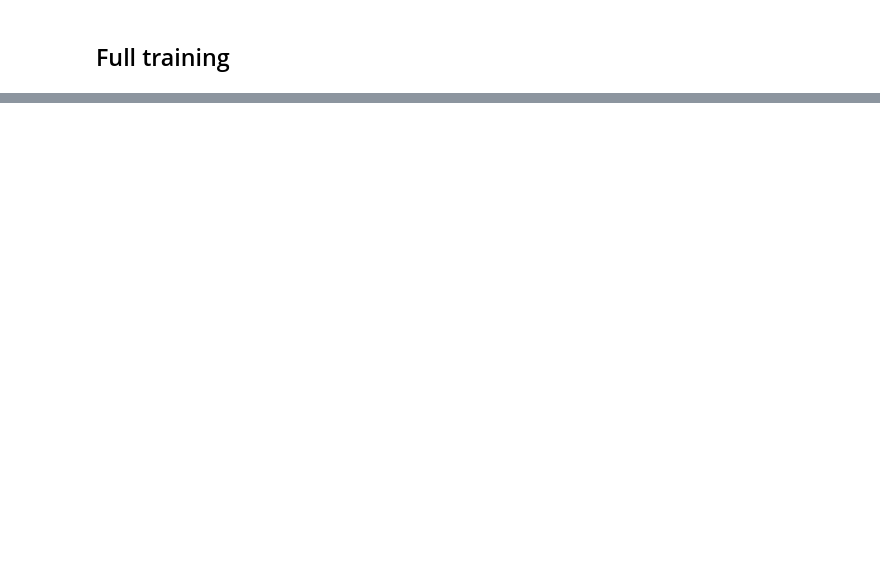
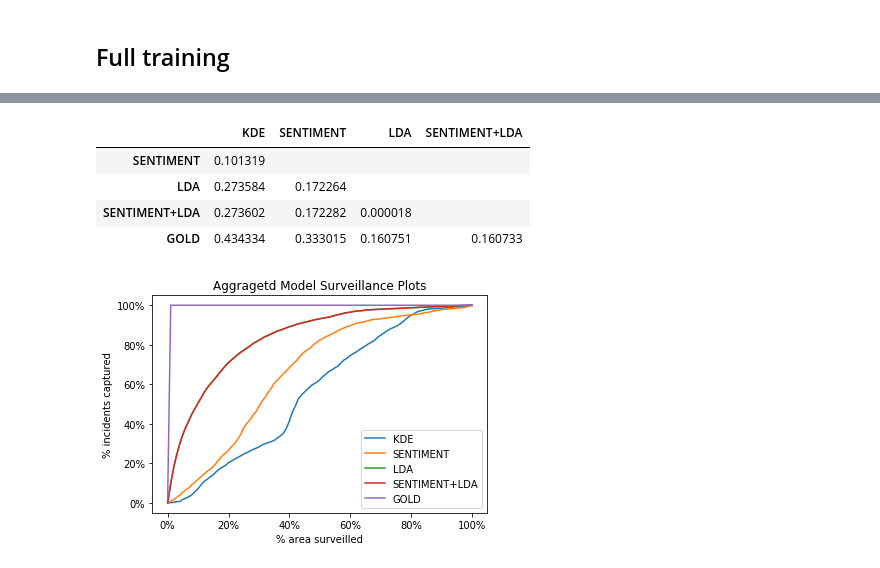
Before and after one commit to kstrauch94/Crime-Prediction-with-Tweets, a Jupyter notebook: Pipeline.ipynb, the cells around one changed output, grey strips where cells are left out. Saved outputs shown, nothing was run; the diff lists cells and outputs as text; code cells hidden in the pictures; blank space fills up the shorter version.

```diff
--- a/Pipeline.ipynb
+++ b/Pipeline.ipynb
@@ -259,3 +262,10 @@ if True:
 # %%
-plot_surveillance_data(agg_surveillance_data, all_threat_datasets.keys[0]())
-calc_AUCs(agg_surveillance_data, all_threat_datasets[0].keys())
+plot_surveillance_data(agg_surveillance_data, all_threat_datasets[0][1].keys())
+calc_AUCs(agg_surveillance_data, all_threat_datasets[0][1].keys())
+# %% [output]
+|  | KDE | SENTIMENT | LDA | SENTIMENT+LDA |
+| SENTIMENT | 0.101319 |  |  |  |
+| LDA | 0.273584 | 0.172264 |  |  |
+| SENTIMENT+LDA | 0.273602 | 0.172282 | 0.000018 |  |
+| GOLD | 0.434334 | 0.333015 | 0.160751 | 0.160733 |
+[figure, added]
```
Also changed, not shown: parts of 10 cells of this notebook.
